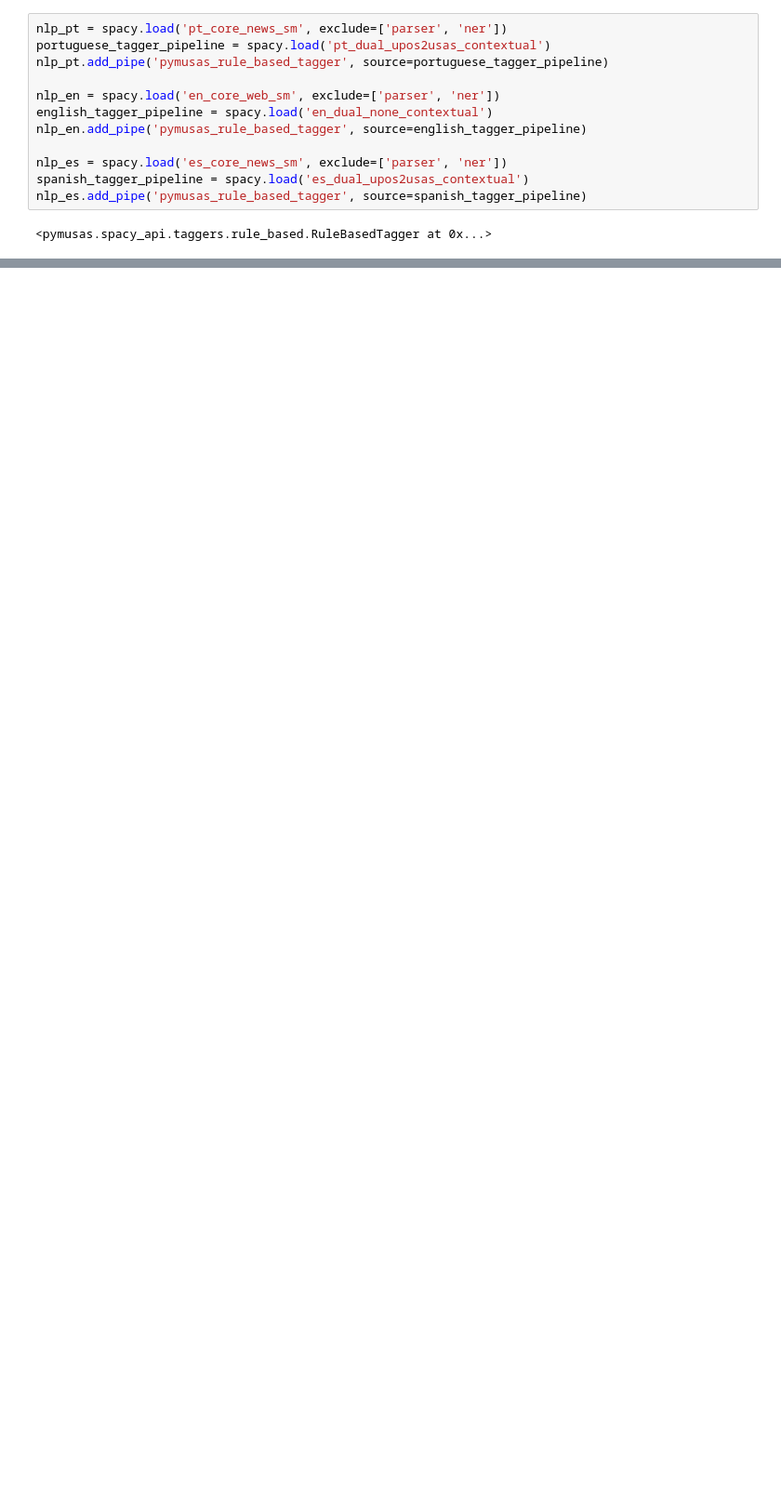
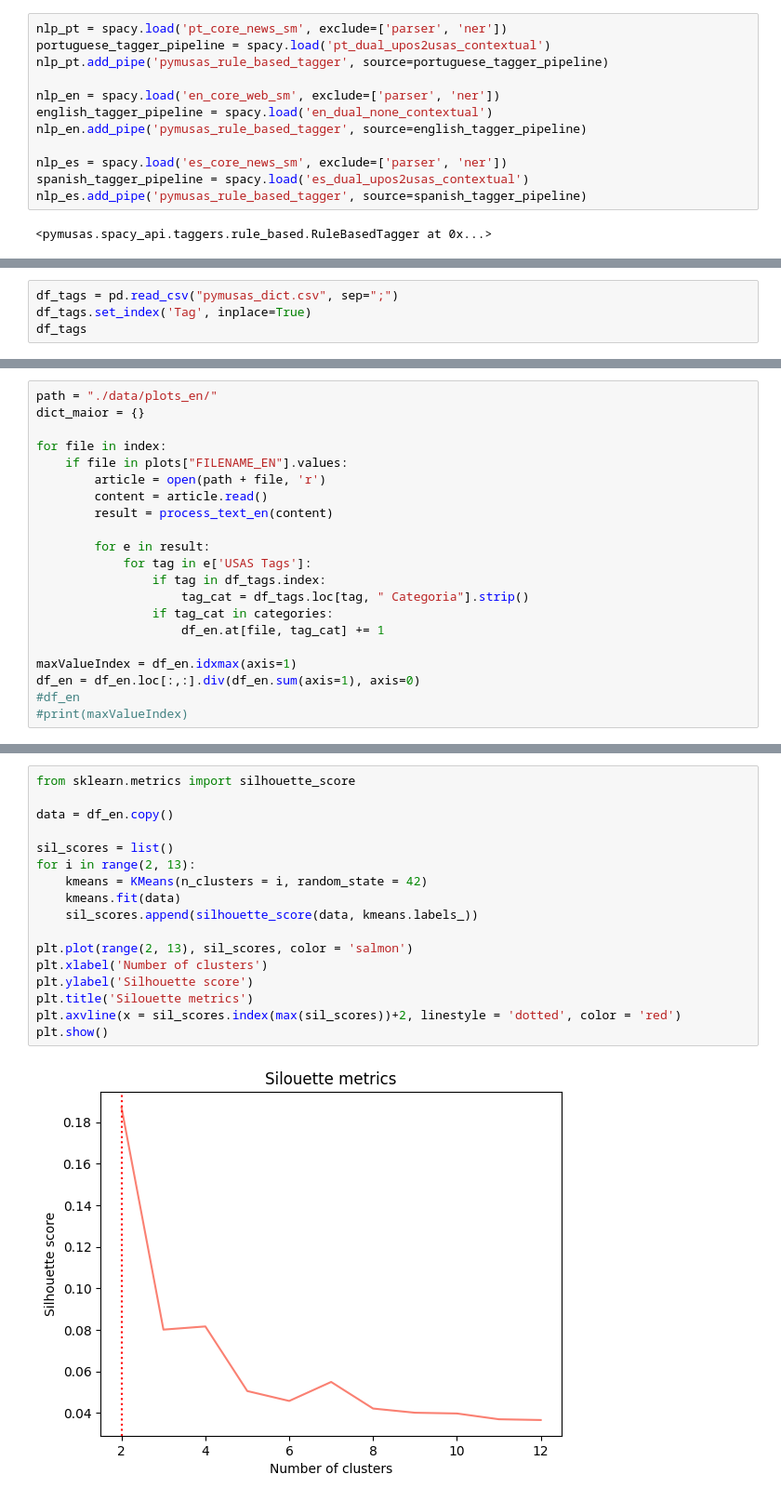
Before and after one commit to cecijunq/IC, a Jupyter notebook: pymusas2.ipynb, the cells around one changed output, grey strips where cells are left out. Shown at 93% size. Saved outputs shown, nothing was run; the diff lists cells and outputs as text; blank space fills up the shorter version.

Commit message:
adionado parte do pymusas + clusters feito a partir dos embeddings

```diff
--- a/pymusas2.ipynb
+++ b/pymusas2.ipynb
@@ -56,0 +88,4 @@ def process_text(text):
+# %%
+df_tags = pd.read_csv("pymusas_dict.csv", sep=";")
+df_tags.set_index('Tag', inplace=True)
+df_tags
@@ -56,0 +107,21 @@ def process_text(text):
+# %%
+path = "./data/plots_en/"
+dict_maior = {}
+
+for file in index:
+    if file in plots["FILENAME_EN"].values:
+        article = open(path + file, 'r')
+        content = article.read()
+        result = process_text_en(content)
+
+        for e in result:
+            for tag in e['USAS Tags']:
+                if tag in df_tags.index:
+                    tag_cat = df_tags.loc[tag, " Categoria"].strip()
+                if tag_cat in categories:
+                    df_en.at[file, tag_cat] += 1
+
+maxValueIndex = df_en.idxmax(axis=1)
+df_en = df_en.loc[:,:].div(df_en.sum(axis=1), axis=0)
+#df_en
+#print(maxValueIndex)
@@ -56,0 +130,19 @@ def process_text(text):
+# %%
+from sklearn.metrics import silhouette_score
+
+data = df_en.copy()
+
+sil_scores = list()
+for i in range(2, 13):
+    kmeans = KMeans(n_clusters = i, random_state = 42)
+    kmeans.fit(data)
+    sil_scores.append(silhouette_score(data, kmeans.labels_))
+
+plt.plot(range(2, 13), sil_scores, color = 'salmon')
+plt.xlabel('Number of clusters')
+plt.ylabel('Silhouette score')
+plt.title('Silouette metrics')
+plt.axvline(x = sil_scores.index(max(sil_scores))+2, linestyle = 'dotted', color = 'red')
+plt.show()
+# %% [output]
+[figure, added]
```
Also changed, not shown: parts of 78 cells of this notebook, 37 other files.
